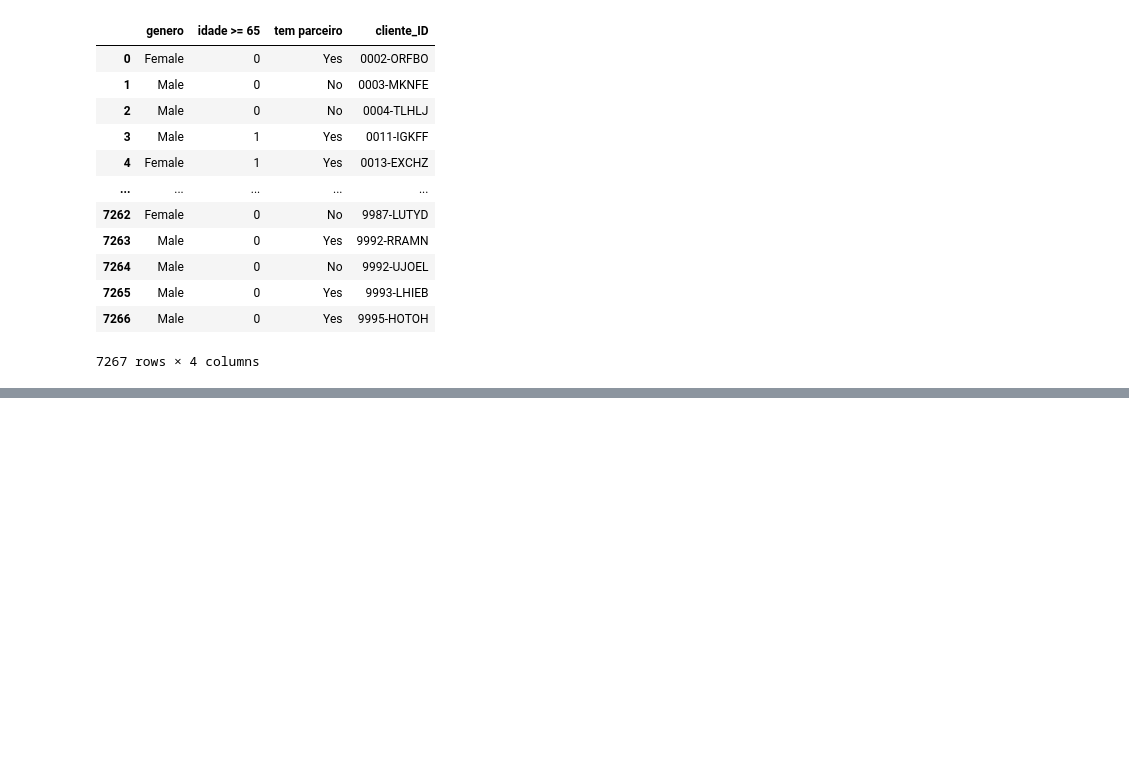
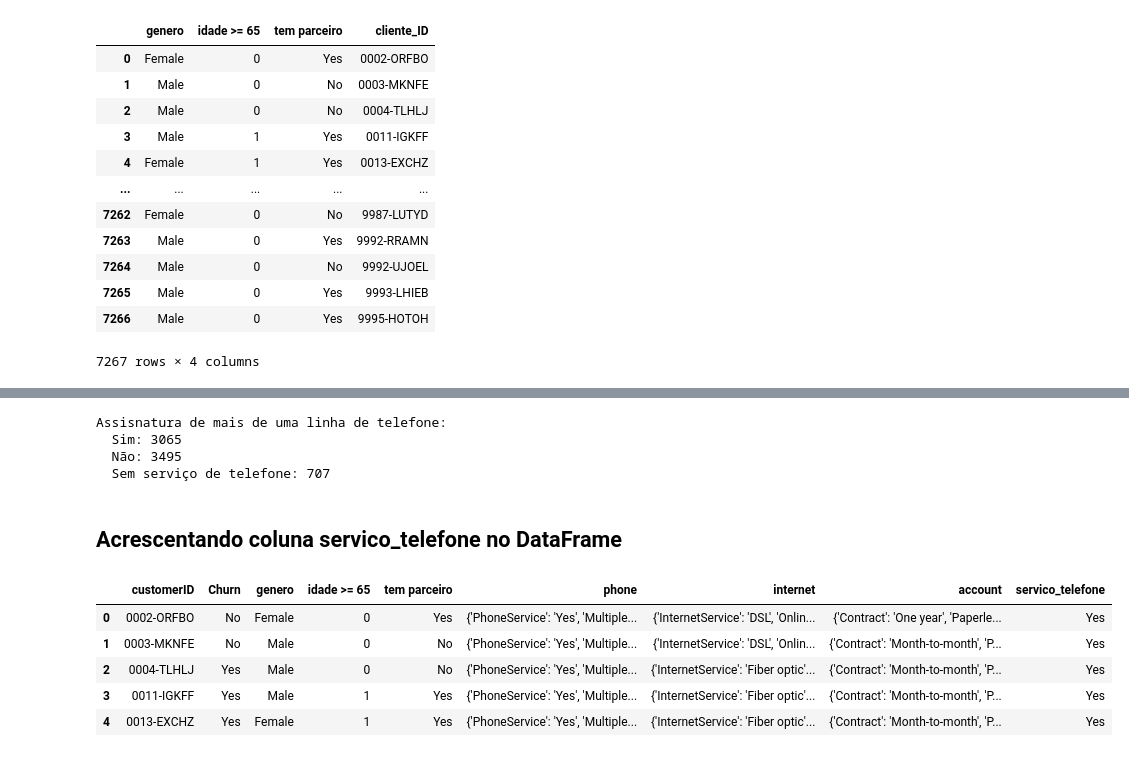
Before and after one commit to jbauermanncode/alura_chalenge, a Jupyter notebook: chur_de_clientes.ipynb, the cells around one changed output, grey strips where cells are left out. Drawn from its saved outputs; the diff is of its cells as text; code cells hidden in the pictures; blank space fills up the shorter version.

```diff
--- a/chur_de_clientes.ipynb
+++ b/chur_de_clientes.ipynb
@@ -423,0 +437,2 @@ dados_pessoais
+# %%
+selecao_phone = churn_de_clientes['phone']
@@ -423,0 +450,4 @@ dados_pessoais
+# %%
+servico_telefone = [p['PhoneService'] for p in selecao_phone]
+# %%
+servico_telefone = pd.DataFrame(servico_telefone, columns = ['servico_telefone'])
@@ -423,0 +624,9 @@ dados_pessoais
+# %%
+print(f'Assisnatura de mais de uma linha de telefone:\n  Sim: {len(multiplas_linhas_yes)}\n  Não: {len(multiplas_linhas_not)}\n  Sem serviço de telefone: {len(multiplas_linhas_diferente)}')
+# %% [output]
+Assisnatura de mais de uma linha de telefone:
+  Sim: 3065
+  Não: 3495
+  Sem serviço de telefone: 707
+# %% [markdown]
+## Acrescentando coluna servico_telefone no DataFrame
@@ -423,0 +635,9 @@ dados_pessoais
+# %%
+churn_de_clientes.head(5)
+# %% [output]
+|  | customerID | Churn | genero | idade >= 65 | tem parceiro | phone | internet | account | servico_telefone |
+| 0 | 0002-ORFBO | No | Female | 0 | Yes | {'PhoneService': 'Yes', 'Multiple... | {'InternetService': 'DSL', 'Onlin... | {'Contract': 'One year', 'Paperle... | Yes |
+| 1 | 0003-MKNFE | No | Male | 0 | No | {'PhoneService': 'Yes', 'Multiple... | {'InternetService': 'DSL', 'Onlin... | {'Contract': 'Month-to-month', 'P... | Yes |
+| 2 | 0004-TLHLJ | Yes | Male | 0 | No | {'PhoneService': 'Yes', 'Multiple... | {'InternetService': 'Fiber optic'... | {'Contract': 'Month-to-month', 'P... | Yes |
+| 3 | 0011-IGKFF | Yes | Male | 1 | Yes | {'PhoneService': 'Yes', 'Multiple... | {'InternetService': 'Fiber optic'... | {'Contract': 'Month-to-month', 'P... | Yes |
+| 4 | 0013-EXCHZ | Yes | Female | 1 | Yes | {'PhoneService': 'Yes', 'Multiple... | {'InternetService': 'Fiber optic'... | {'Contract': 'Month-to-month', 'P... | Yes |
```
Also changed, not shown: parts of 91 cells of this notebook, 3 other files.
